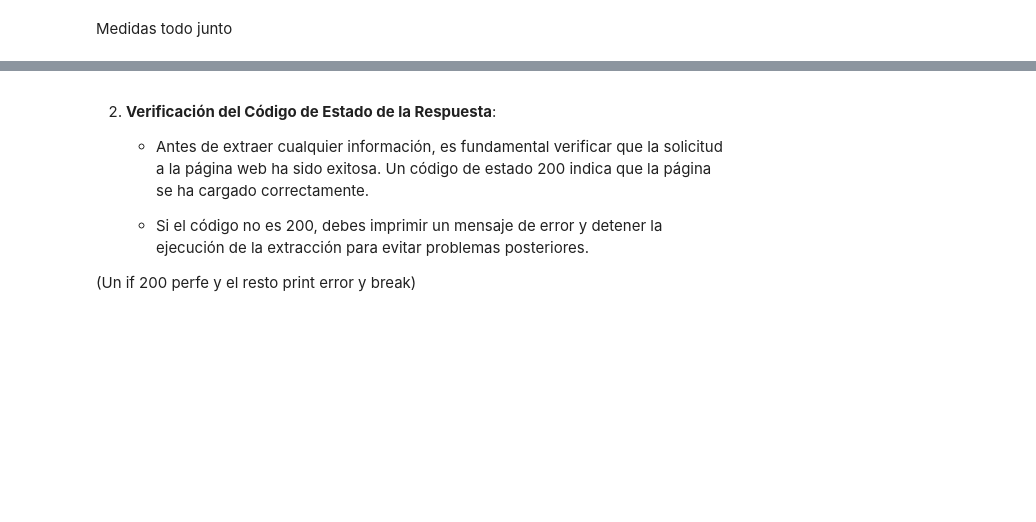
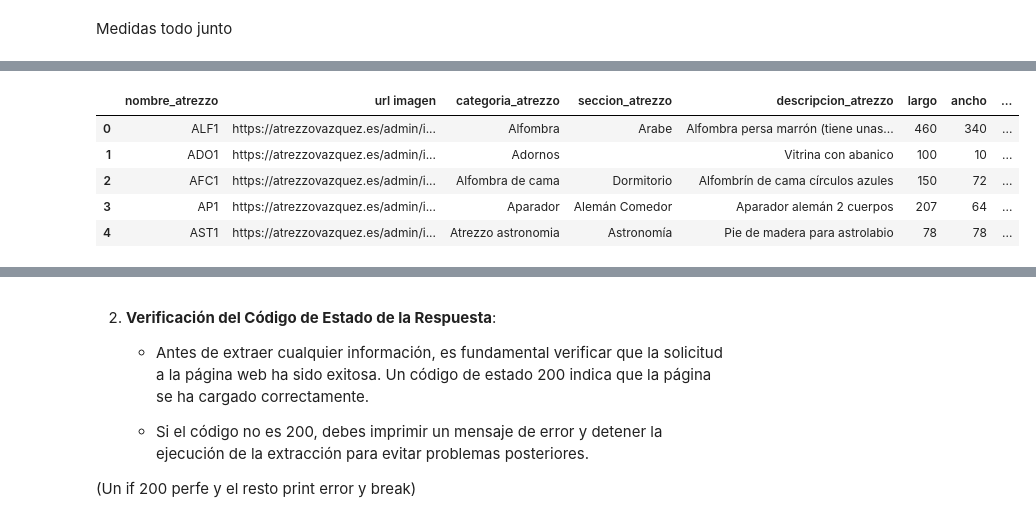
Before and after one commit to jgilsu11/laboratorio-modulo3-leccion02-beautiful-soup, a Jupyter notebook: laboratorio-modulo3-leccion02-beautiful-soup.ipynb, the cells around one changed output, grey strips where cells are left out. Drawn from its saved outputs; the diff is of its cells as text; code cells hidden in the pictures; blank space fills up the shorter version.

```diff
--- a/laboratorio-modulo3-leccion02-beautiful-soup.ipynb
+++ b/laboratorio-modulo3-leccion02-beautiful-soup.ipynb
@@ -138,0 +167,8 @@ Esta celda es para buscar lo que nos piden
+# %%
+
+lista_imagen= sopa_atrezzo1.find_all("img")
+lista_imagen=lista_imagen[2:-5]
+lista_nueva= []
+for i in range(0, len(lista_imagen), 2):
+    lista_nueva.append(lista_imagen[i])
+lista_nueva
@@ -234,0 +364,75 @@ df_dim_atrezzo.head()
+# %%
+def crear_df_pag(url):
+        try:
+            df_pag_pag= pd.DataFrame()
+            resp= requests.get(url)
+            sopa_atrezzo1= BeautifulSoup(resp.content, "html.parser")
+
+            lista_nombre_at= sopa_atrezzo1.find_all("a", {"class": "title"})
+
+            nombre_at=[nombre.getText() for nombre in lista_nombre_at]
+
+            df_nombre_at= pd.DataFrame(nombre_at)
+
+            df_nombre_at.drop(columns= 0, inplace=True)
+
+            df_nombre_atrezzo= df_nombre_at.copy()
+
+            df_nombre_atrezzo["nombre_atrezzo"]= nombre_at
+
+            lista_box= sopa_atrezzo1.find_all("div", class_ = "product-image" )
+            imagenes_atrezo = [f"https://atrezzovazquez.es/{imagen.contents[0].get('src')}" for imagen in lista_box]
+            df_de_imagen = pd.DataFrame(imagenes_atrezo,columns=["url imagen"])
+
+
+
+            lista_categoria= sopa_atrezzo1.find_all("a", {"class": "tag"})
+            categoria_at=[categoria.getText() for categoria in lista_categoria]
+            df_cat_at= pd.DataFrame(categoria_at)
+            df_cat_at.drop(columns= 0, inplace= True)
+            df_cat_atrezzo= df_cat_at.copy()
+            df_cat_atrezzo["categoria_atrezzo"]= categoria_at
+            df_cat_atrezzo = df_cat_atrezzo.applymap(lambda x: x.replace("\n",""))
+
+
+            lista_seccion= sopa_atrezzo1.find_all("div", {"class": "cat-sec-box"})  #Hemos cogido la box para que los indices coincidan (aunque haya algunos que vayan a tenerlo vacío por no tener seccion)
+            seccion_at=[seccion.getText() for seccion in lista_seccion]
+            df_sec_at= pd.DataFrame(seccion_at)
+            df_sec_at.drop(columns= 0, inplace= True)
+            df_sec_atrezzo= df_sec_at.copy()
+            df_sec_atrezzo["seccion_atrezzo"]= seccion_at
+            df_sec_atrezzo = df_sec_atrezzo.applymap(lambda x: x.replace("\n",""))
+
+
+            lista_descripcion= sopa_atrezzo1.find_all("div", {"class": "product-slide-entry shift-image"})
+            descripcion_at=[descripcion.contents[7].getText() for descripcion in lista_descripcion]
+            df_des_at= pd.DataFrame(descripcion_at)
+            df_des_at.drop(columns= 0, inplace= True)
+            df_des_atrezzo= df_des_at.copy()
+            df_des_atrezzo["descripcion_atrezzo"]= descripcion_at
+            df_des_atrezzo = df_des_atrezzo.applymap(lambda x: x.replace("\n",""))
+
+            lista_dimension= sopa_atrezzo1.find_all("div", {"class": "price"})
+            dimension_at=[dimension.getText() for dimension in lista_dimension]
+            df_dim_at= pd.DataFrame(dimension_at)
+            df_dim_atrezzo= df_dim_at.copy()
+            df_dim_atrezzo["descripcion_atrezzo"]= dimension_at
+            df_dim_atrezzo = df_dim_atrezzo["descripcion_atrezzo"].str.split("x",expand=True)
+            df_dim_atrezzo.columns = ["largo","ancho","alto"]
+            df_dim_atrezzo = df_dim_atrezzo.applymap(lambda x: x.replace("\n","").replace("(cm)","")).astype(int)
+
+            df_pag_pag =pd.concat([df_pag_pag,df_nombre_atrezzo,df_de_imagen,df_cat_atrezzo,df_sec_atrezzo,df_des_atrezzo,df_dim_atrezzo], axis= 1)
+
+            return df_pag_pag
+
+        except:
+            pass
+
+crear_df_pag("https://atrezzovazquez.es/shop.php?search_type=-1&search_terms=&limit=48&page=1").head()
+# %% [output]
+|  | nombre_atrezzo | url imagen | categoria_atrezzo | seccion_atrezzo | descripcion_atrezzo | largo | ancho | ... |
+| 0 | ALF1 | https://atrezzovazquez.es/admin/i... | Alfombra | Arabe | Alfombra persa marrón (tiene unas... | 460 | 340 | ... |
+| 1 | ADO1 | https://atrezzovazquez.es/admin/i... | Adornos |  | Vitrina con abanico | 100 | 10 | ... |
+| 2 | AFC1 | https://atrezzovazquez.es/admin/i... | Alfombra de cama | Dormitorio | Alfombrín de cama círculos azules | 150 | 72 | ... |
+| 3 | AP1 | https://atrezzovazquez.es/admin/i... | Aparador | Alemán Comedor | Aparador alemán 2 cuerpos | 207 | 64 | ... |
+| 4 | AST1 | https://atrezzovazquez.es/admin/i... | Atrezzo astronomia | Astronomía | Pie de madera para astrolabio | 78 | 78 | ... |
```
Also changed, not shown: parts of 17 cells of this notebook.
